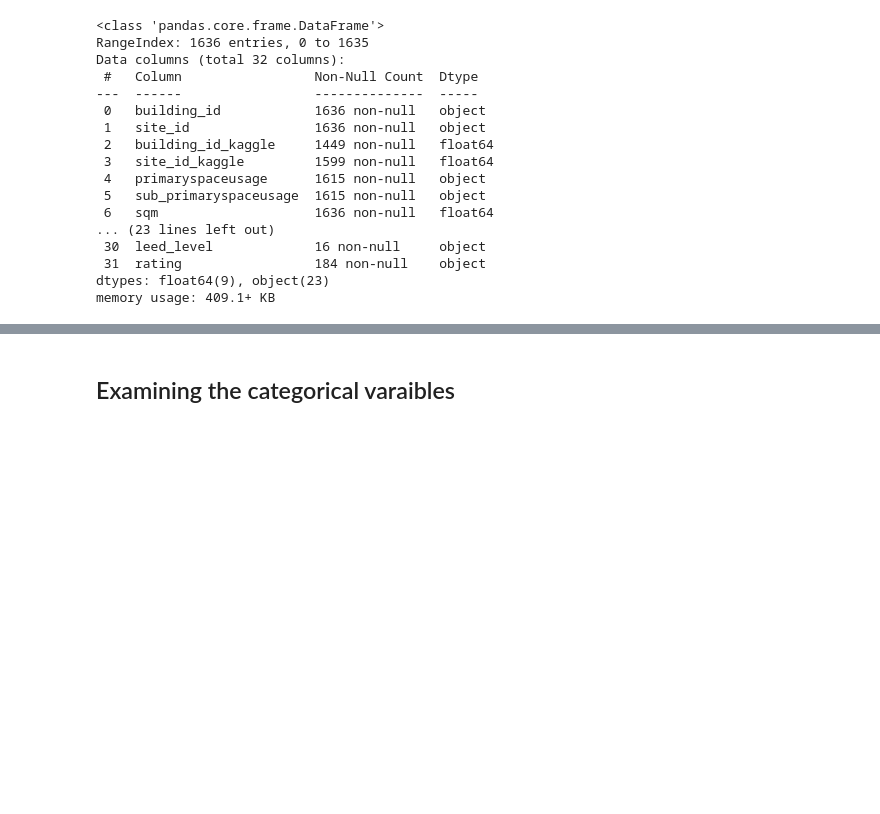
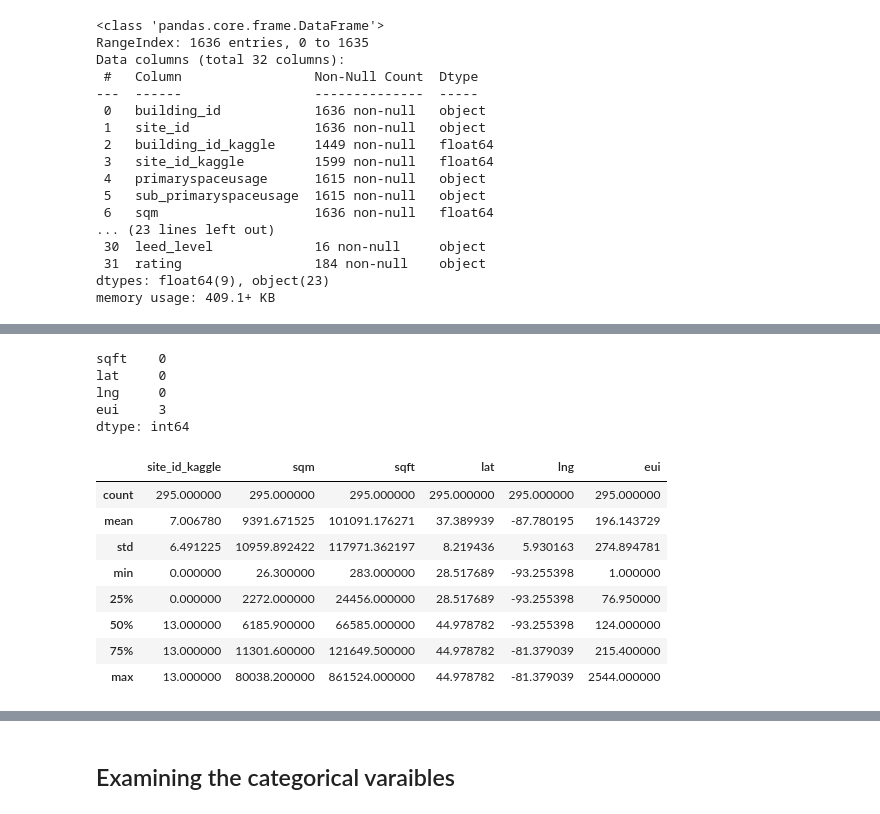
Before and after one commit to MStefko/building-data-genome-project-2, a Jupyter notebook: src/getting-started-with-the-bdg2.ipynb, the cells around one changed output, grey strips where cells are left out. Drawn from its saved outputs; the diff is of its cells as text; code cells hidden in the pictures; blank space fills up the shorter version.

```diff
--- a/src/getting-started-with-the-bdg2.ipynb
+++ b/src/getting-started-with-the-bdg2.ipynb
@@ -73,0 +107,45 @@ meta.describe()
+# %%
+# Function to clean numeric columns
+def clean_numeric(x):
+    if isinstance(x, str):
+        x = x.strip()
+        if x == '-' or x == '':
+            return np.nan
+        return float(x.replace(',', ''))
+    return x
+
+
+# Clean numeric columns
+numeric_columns = ['sqft', 'lat', 'lng', 'eui']
+for col in numeric_columns:
+    meta_filtered[col] = meta_filtered[col].apply(clean_numeric)
+    # Convert to numeric, setting errors to NaN
+    meta_filtered[col] = pd.to_numeric(meta_filtered[col], errors='coerce')
+
+# Check for and handle NaN values
+print(meta_filtered[numeric_columns].isna().sum())
+
+# Option 1: Drop rows with NaN values
+meta_clean = meta_filtered.dropna(subset=numeric_columns)
+meta_clean = meta_clean[meta_clean['eui'] != 0]
+
+# Option 2: Impute NaN values (example using mean)
+# df[numeric_columns] = df[numeric_columns].fillna(df[numeric_columns].mean())
+# %% [output]
+sqft    0
+lat     0
+lng     0
+eui     3
+dtype: int64
+# %%
+meta_clean.describe()
+# %% [output]
+|  | site_id_kaggle | sqm | sqft | lat | lng | eui |
+| count | 295.000000 | 295.000000 | 295.000000 | 295.000000 | 295.000000 | 295.000000 |
+| mean | 7.006780 | 9391.671525 | 101091.176271 | 37.389939 | -87.780195 | 196.143729 |
+| std | 6.491225 | 10959.892422 | 117971.362197 | 8.219436 | 5.930163 | 274.894781 |
+| min | 0.000000 | 26.300000 | 283.000000 | 28.517689 | -93.255398 | 1.000000 |
+| 25% | 0.000000 | 2272.000000 | 24456.000000 | 28.517689 | -93.255398 | 76.950000 |
+| 50% | 13.000000 | 6185.900000 | 66585.000000 | 44.978782 | -93.255398 | 124.000000 |
+| 75% | 13.000000 | 11301.600000 | 121649.500000 | 44.978782 | -81.379039 | 215.400000 |
+| max | 13.000000 | 80038.200000 | 861524.000000 | 44.978782 | -81.379039 | 2544.000000 |
```
Also changed, not shown: parts of 17 cells of this notebook, 1 other file.
